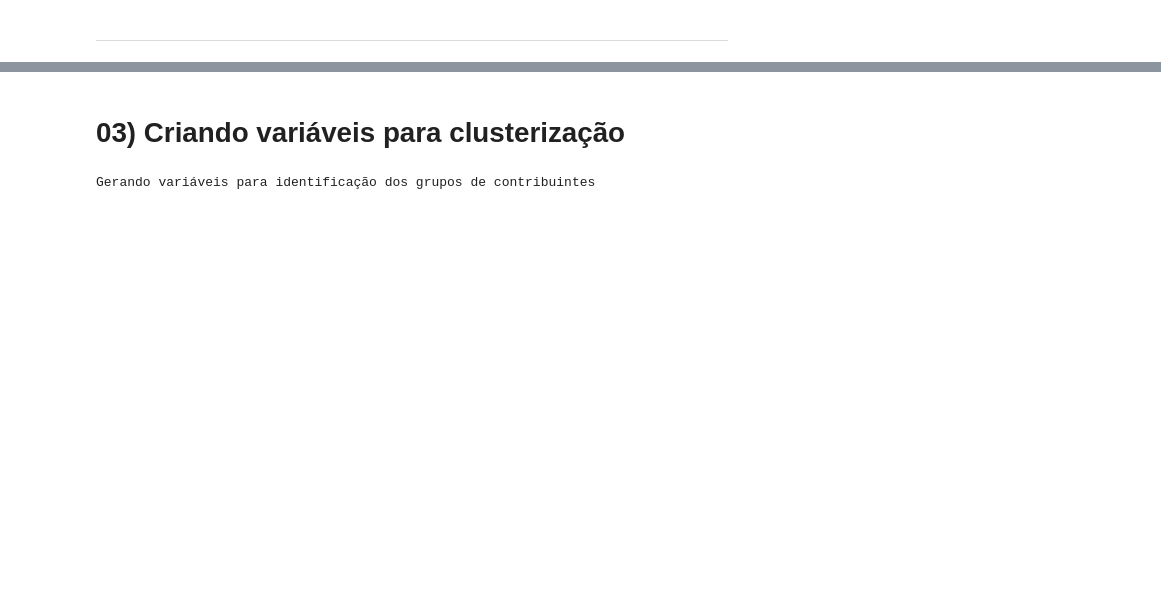
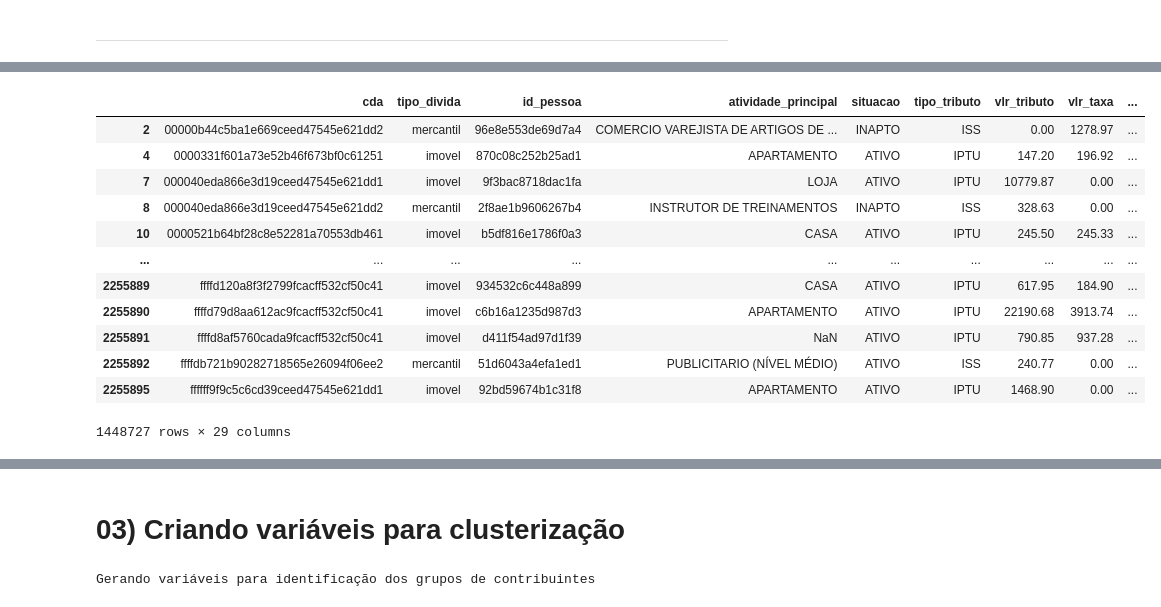
Before and after one commit to LanCarv/divida_ativa, a Jupyter notebook: rating_contribuinte_prime.ipynb, the cells around one changed output, grey strips where cells are left out. Saved outputs shown, nothing was run; the diff lists cells and outputs as text; code cells hidden in the pictures; blank space fills up the shorter version.

```diff
--- a/rating_contribuinte_prime.ipynb
+++ b/rating_contribuinte_prime.ipynb
@@ -221,0 +234,18 @@ cdas[['cda', 'tipo_divida', 'vlr_pago', 'valor_tot', 'inscricao_divida', 'estoqu
+# %%
+# CDAs que vamos treinar
+da_aberto_0 = reconstroi[reconstroi['da_aberto'] == 0]
+da_aberto_0
+# %% [output]
+|  | cda | tipo_divida | id_pessoa | atividade_principal | situacao | tipo_tributo | vlr_tributo | vlr_taxa | ... |
+| 2 | 00000b44c5ba1e669ceed47545e621dd2 | mercantil | 96e8e553de69d7a4 | COMERCIO VAREJISTA DE ARTIGOS DE ... | INAPTO | ISS | 0.00 | 1278.97 | ... |
+| 4 | 0000331f601a73e52b46f673bf0c61251 | imovel | 870c08c252b25ad1 | APARTAMENTO | ATIVO | IPTU | 147.20 | 196.92 | ... |
+| 7 | 000040eda866e3d19ceed47545e621dd1 | imovel | 9f3bac8718dac1fa | LOJA | ATIVO | IPTU | 10779.87 | 0.00 | ... |
+| 8 | 000040eda866e3d19ceed47545e621dd2 | mercantil | 2f8ae1b9606267b4 | INSTRUTOR DE TREINAMENTOS | INAPTO | ISS | 328.63 | 0.00 | ... |
+| 10 | 0000521b64bf28c8e52281a70553db461 | imovel | b5df816e1786f0a3 | CASA | ATIVO | IPTU | 245.50 | 245.33 | ... |
+| ... | ... | ... | ... | ... | ... | ... | ... | ... | ... |
+| 2255889 | ffffd120a8f3f2799fcacff532cf50c41 | imovel | 934532c6c448a899 | CASA | ATIVO | IPTU | 617.95 | 184.90 | ... |
+| 2255890 | ffffd79d8aa612ac9fcacff532cf50c41 | imovel | c6b16a1235d987d3 | APARTAMENTO | ATIVO | IPTU | 22190.68 | 3913.74 | ... |
+| 2255891 | ffffd8af5760cada9fcacff532cf50c41 | imovel | d411f54ad97d1f39 | NaN | ATIVO | IPTU | 790.85 | 937.28 | ... |
+| 2255892 | ffffdb721b90282718565e26094f06ee2 | mercantil | 51d6043a4efa1ed1 | PUBLICITARIO (NÍVEL MÉDIO) | ATIVO | ISS | 240.77 | 0.00 | ... |
+| 2255895 | ffffff9f9c5c6cd39ceed47545e621dd1 | imovel | 92bd59674b1c31f8 | APARTAMENTO | ATIVO | IPTU | 1468.90 | 0.00 | ... |
+1448727 rows × 29 columns
```
Also changed, not shown: parts of 31 cells of this notebook, 2 other files.
